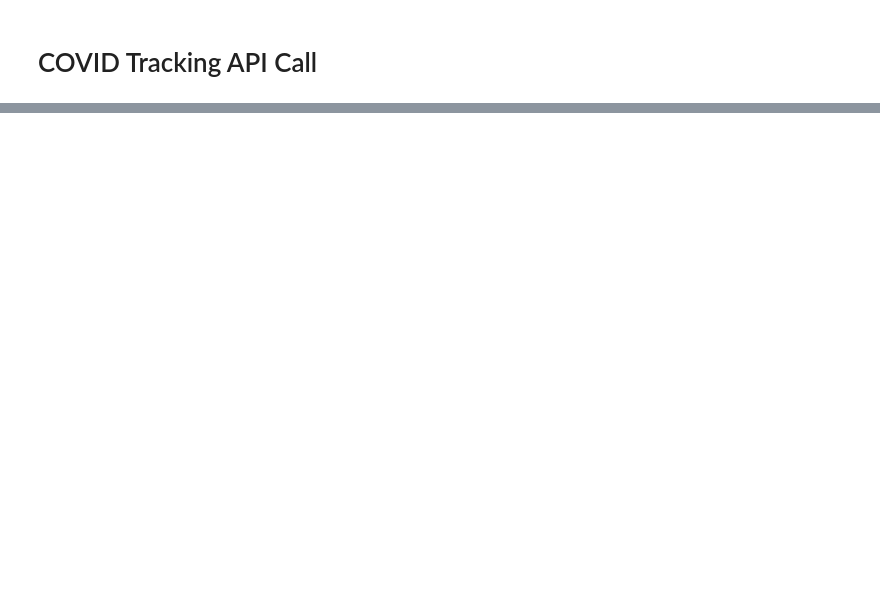
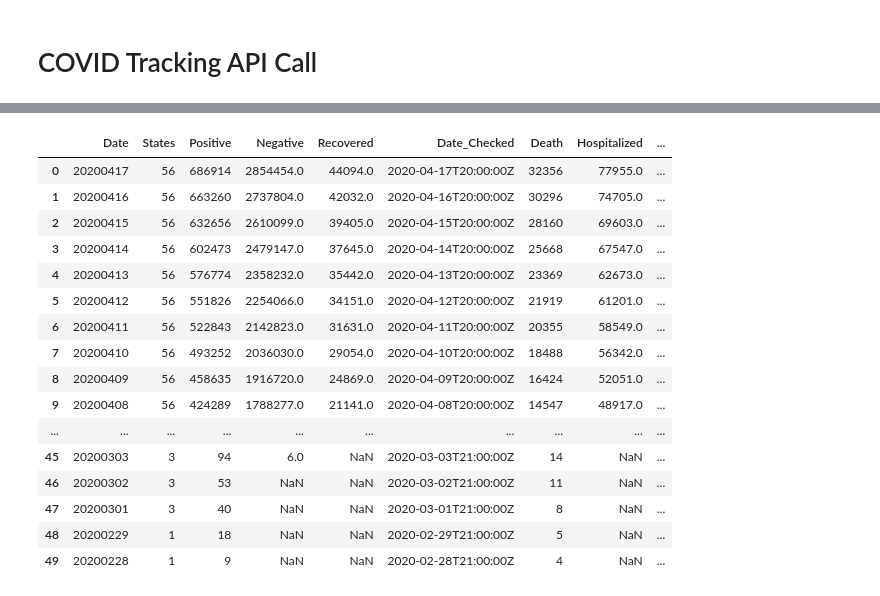
Before and after one commit to zenfinity/MNvsNationalCovid, a Jupyter notebook: Team6Project1Py.ipynb, the cells around one changed output, grey strips where cells are left out. Saved outputs shown, nothing was run; the diff lists cells and outputs as text; code cells hidden in the pictures; blank space fills up the shorter version.

```diff
--- a/Team6Project1Py.ipynb
+++ b/Team6Project1Py.ipynb
@@ -53,0 +62,42 @@ print(json.dumps(covidAPI_response_json, indent=4, sort_keys=False))
+# %%
+covid_national_url = "https://covidtracking.com/api/us/daily.json?"
+
+covidAPI_natresp_df = pd.DataFrame(requests.get(covid_national_url).json())
+
+covid_national_df = pd.DataFrame (
+        {'Date' : covidAPI_natresp_df['date'],
+         'States' : covidAPI_natresp_df['states'],
+         'Positive' : covidAPI_natresp_df['positive'],
+         'Negative' : covidAPI_natresp_df['negative'],
+         'Recovered' : covidAPI_natresp_df['recovered'],
+         'Date_Checked' : covidAPI_natresp_df['dateChecked'],
+         'Death' : covidAPI_natresp_df['death'],
+         'Hospitalized' : covidAPI_natresp_df['hospitalized'],
+         'Total_Test_Results' : covidAPI_natresp_df['totalTestResults'],
+         'Death_Increase' : covidAPI_natresp_df['deathIncrease'],
+         'Hospitalized_Increase' : covidAPI_natresp_df['hospitalizedIncrease'],
+         'Negative_Increase' : covidAPI_natresp_df['negativeIncrease'],
+         'Positive_Increase' : covidAPI_natresp_df['positiveIncrease'],
+         'Total_Test_Results_Increase' : covidAPI_natresp_df['totalTestResultsIncrease']})
+
+covid_national_df.to_csv('covid_national.csv', encoding='utf-8', index=False)
+
+covid_national_df
+# %% [output]
+|  | Date | States | Positive | Negative | Recovered | Date_Checked | Death | Hospitalized | ... |
+| 0 | 20200417 | 56 | 686914 | 2854454.0 | 44094.0 | 2020-04-17T20:00:00Z | 32356 | 77955.0 | ... |
+| 1 | 20200416 | 56 | 663260 | 2737804.0 | 42032.0 | 2020-04-16T20:00:00Z | 30296 | 74705.0 | ... |
+| 2 | 20200415 | 56 | 632656 | 2610099.0 | 39405.0 | 2020-04-15T20:00:00Z | 28160 | 69603.0 | ... |
+| 3 | 20200414 | 56 | 602473 | 2479147.0 | 37645.0 | 2020-04-14T20:00:00Z | 25668 | 67547.0 | ... |
+| 4 | 20200413 | 56 | 576774 | 2358232.0 | 35442.0 | 2020-04-13T20:00:00Z | 23369 | 62673.0 | ... |
+| 5 | 20200412 | 56 | 551826 | 2254066.0 | 34151.0 | 2020-04-12T20:00:00Z | 21919 | 61201.0 | ... |
+| 6 | 20200411 | 56 | 522843 | 2142823.0 | 31631.0 | 2020-04-11T20:00:00Z | 20355 | 58549.0 | ... |
+| 7 | 20200410 | 56 | 493252 | 2036030.0 | 29054.0 | 2020-04-10T20:00:00Z | 18488 | 56342.0 | ... |
+| 8 | 20200409 | 56 | 458635 | 1916720.0 | 24869.0 | 2020-04-09T20:00:00Z | 16424 | 52051.0 | ... |
+| 9 | 20200408 | 56 | 424289 | 1788277.0 | 21141.0 | 2020-04-08T20:00:00Z | 14547 | 48917.0 | ... |
+| ... | ... | ... | ... | ... | ... | ... | ... | ... | ... |
+| 45 | 20200303 | 3 | 94 | 6.0 | NaN | 2020-03-03T21:00:00Z | 14 | NaN | ... |
+| 46 | 20200302 | 3 | 53 | NaN | NaN | 2020-03-02T21:00:00Z | 11 | NaN | ... |
+| 47 | 20200301 | 3 | 40 | NaN | NaN | 2020-03-01T21:00:00Z | 8 | NaN | ... |
+| 48 | 20200229 | 1 | 18 | NaN | NaN | 2020-02-29T21:00:00Z | 5 | NaN | ... |
+| 49 | 20200228 | 1 | 9 | NaN | NaN | 2020-02-28T21:00:00Z | 4 | NaN | ... |
```
Also changed, not shown: parts of 5 cells of this notebook, 2 other files.
